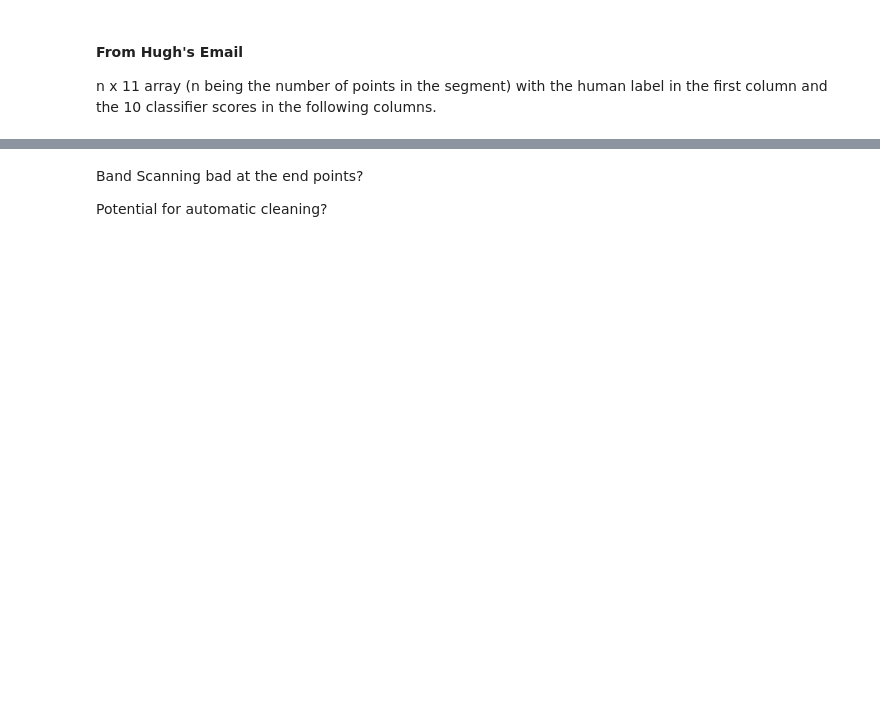
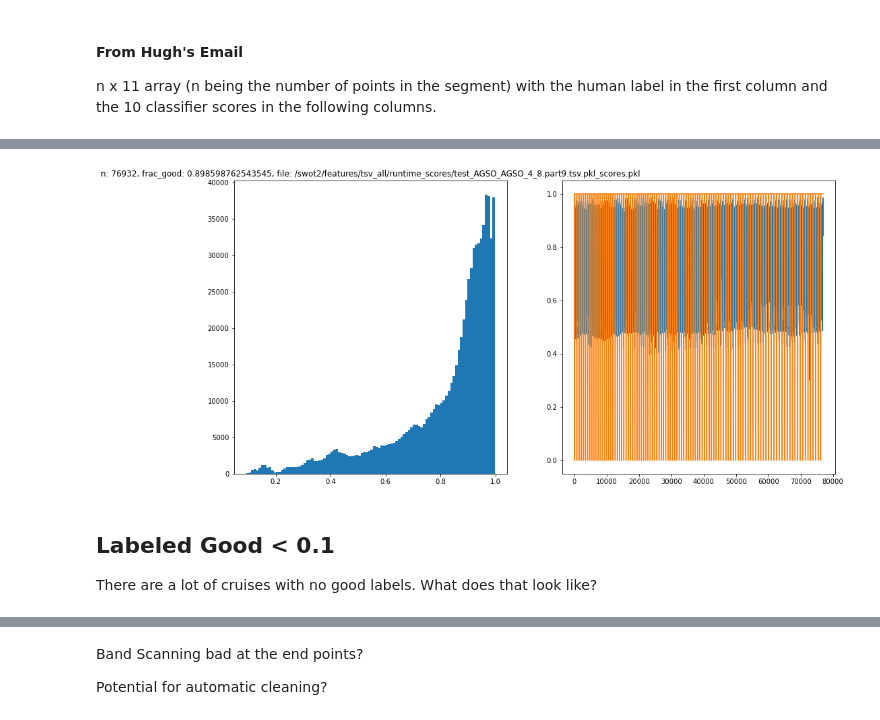
Before and after one commit to yoavfreund/Bathymetry, a Jupyter notebook: Hugh/Analysis.ipynb, the cells around one changed output, grey strips where cells are left out. Saved outputs shown, nothing was run; the diff lists cells and outputs as text; code cells hidden in the pictures; blank space fills up the shorter version.

```diff
--- a/Hugh/Analysis.ipynb
+++ b/Hugh/Analysis.ipynb
@@ -70,0 +88,22 @@ hist(preds.flatten(),bins=100);
+# %%
+k+=1
+while (frac_good[k] > 0.9) or (frac_good[k] < 0.1):
+    k+=1
+
+human,preds=read_pkl(files[k])
+_mean=np.mean(preds,axis=1)
+smooth_mean=savgol_filter(_mean, 51, 3)
+_std=np.std(preds,axis=1)
+#print(i,frac_good[i],files[i],human.shape[0])
+
+fig, ax = plt.subplots(1,2,figsize=(16,8))
+ax[0].hist(preds.flatten(),bins=100);
+ax[0].set_title('n: {}, frac_good: {}, file: {}'.format(str(human.shape[0]),str(frac_good[k]),files[k]))
+ax[1].plot(_mean)
+ax[1].plot(human)
+plt.show()
+# %% [output]
+[figure, added]
+# %% [markdown]
+## Labeled Good < 0.1
+There are a lot of cruises with no good labels. What does that look like?
```
Also changed, not shown: parts of 15 cells of this notebook.
